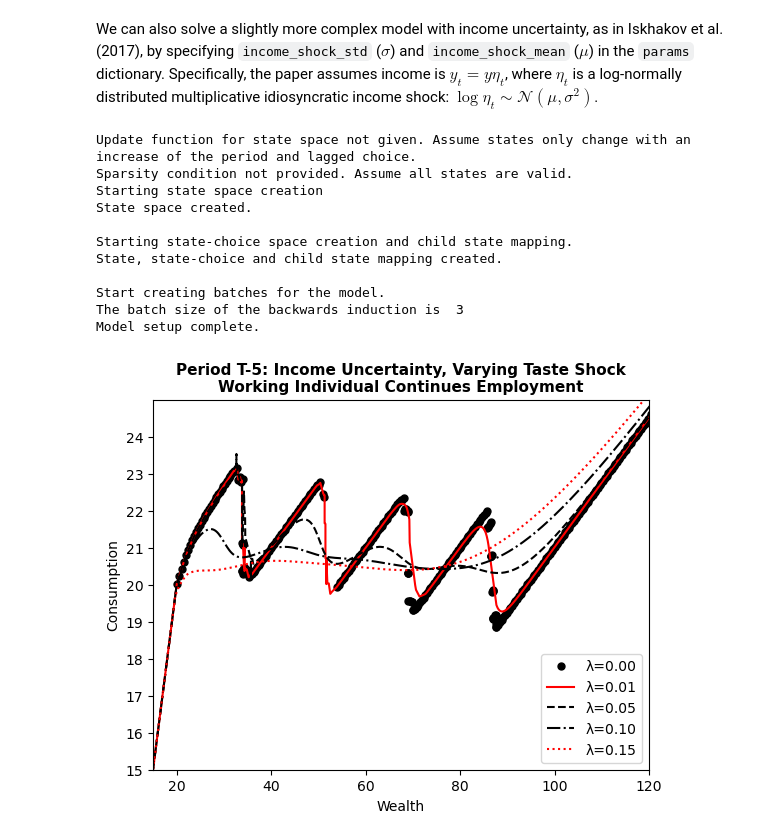
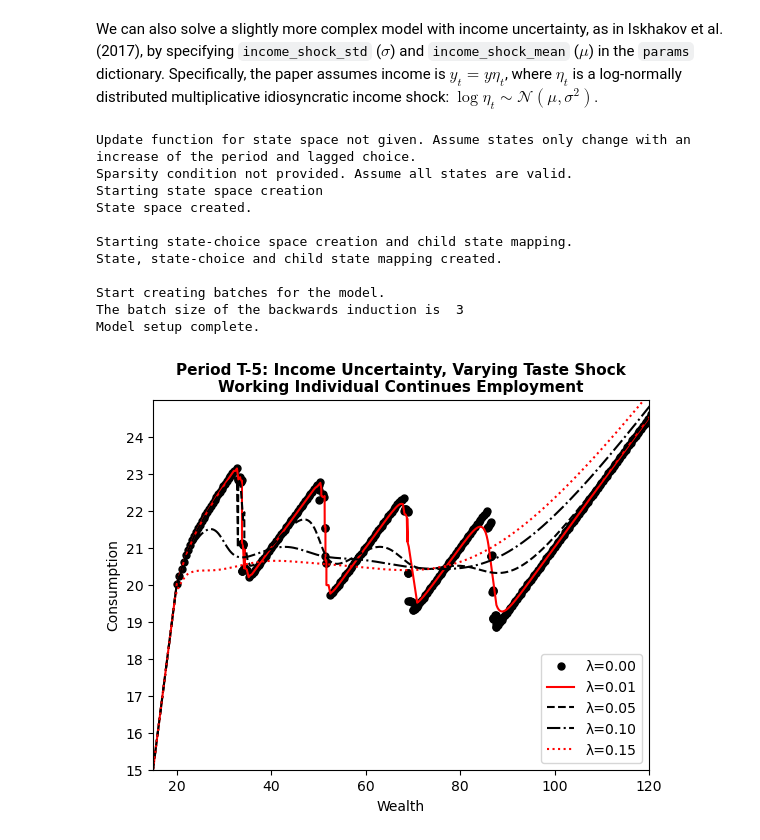
Before and after one commit to OpenSourceEconomics/dcegm, a Jupyter notebook: docs/source/background/interface_plots.ipynb, the cells around one changed output. Saved outputs shown, nothing was run; the diff lists cells and outputs as text; code cells hidden in the pictures.

```diff
--- a/docs/source/background/interface_plots.ipynb
+++ b/docs/source/background/interface_plots.ipynb
@@ -285,8 +285,8 @@ model_config = {
     },
     "n_quad_points": 5,  # number of quadrature points for the income shock
     "tuning_params": {  # tuning parameters for the model, ignore for now
-        "fues_n_points_to_scan": 20,  # number of points to scan for the fues
-        "fues_jump_thresh": 5,  # threshold for the fues jump
+        "fues_n_points_to_scan": 10,  # number of points to scan for the fues
+        "fues_jump_thresh": 1.1,  # threshold for the fues jump
     },
 }
 
@@ -316,31 +316,31 @@ for k, taste_shock_scale in enumerate([2e-16, 0.01, 0.05, 0.10, 0.15]):
         endog_grid,
         policy,
         label=f"λ={taste_shock_scale:.2f}",
         **line_styles[k],
     )
 
 plt.xlim([15, 120])
 plt.ylim([15, 25])
 plt.yticks(np.arange(15, 25, 1))
 plt.ylabel("Consumption")
 plt.title(
     "Period T-5: Income Uncertainty, Varying Taste Shock\nWorking Individual Continues Employment",
     fontsize=11,
     fontweight="bold",
 )
 plt.xlabel("Wealth")
 plt.legend()
 plt.show()
 # %% [output]
 Update function for state space not given. Assume states only change with an increase of the period and lagged choice.
 Sparsity condition not provided. Assume all states are valid.
 Starting state space creation
 State space created.
 
 Starting state-choice space creation and child state mapping.
 State, state-choice and child state mapping created.
 
 Start creating batches for the model.
 The batch size of the backwards induction is  3
 Model setup complete.
-[figure, old version]
+[figure, new version]
```
